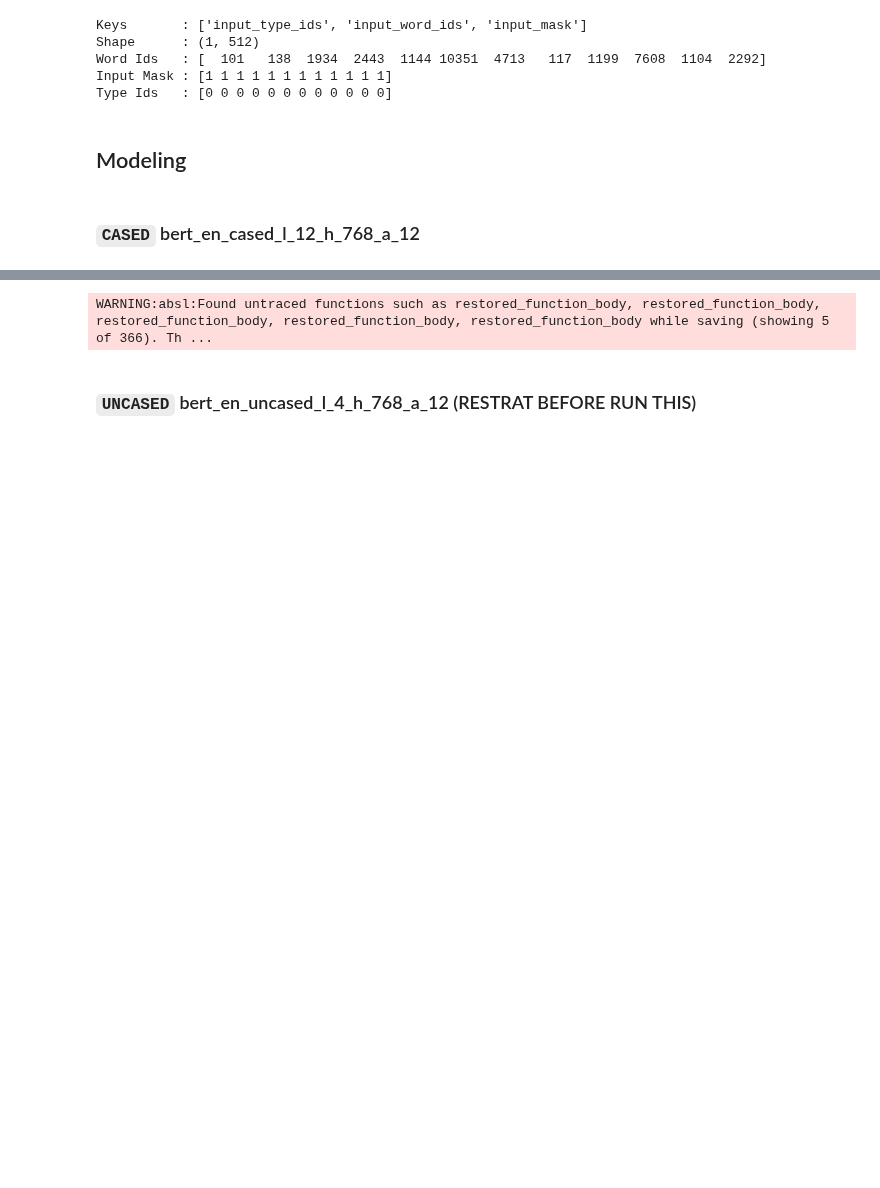
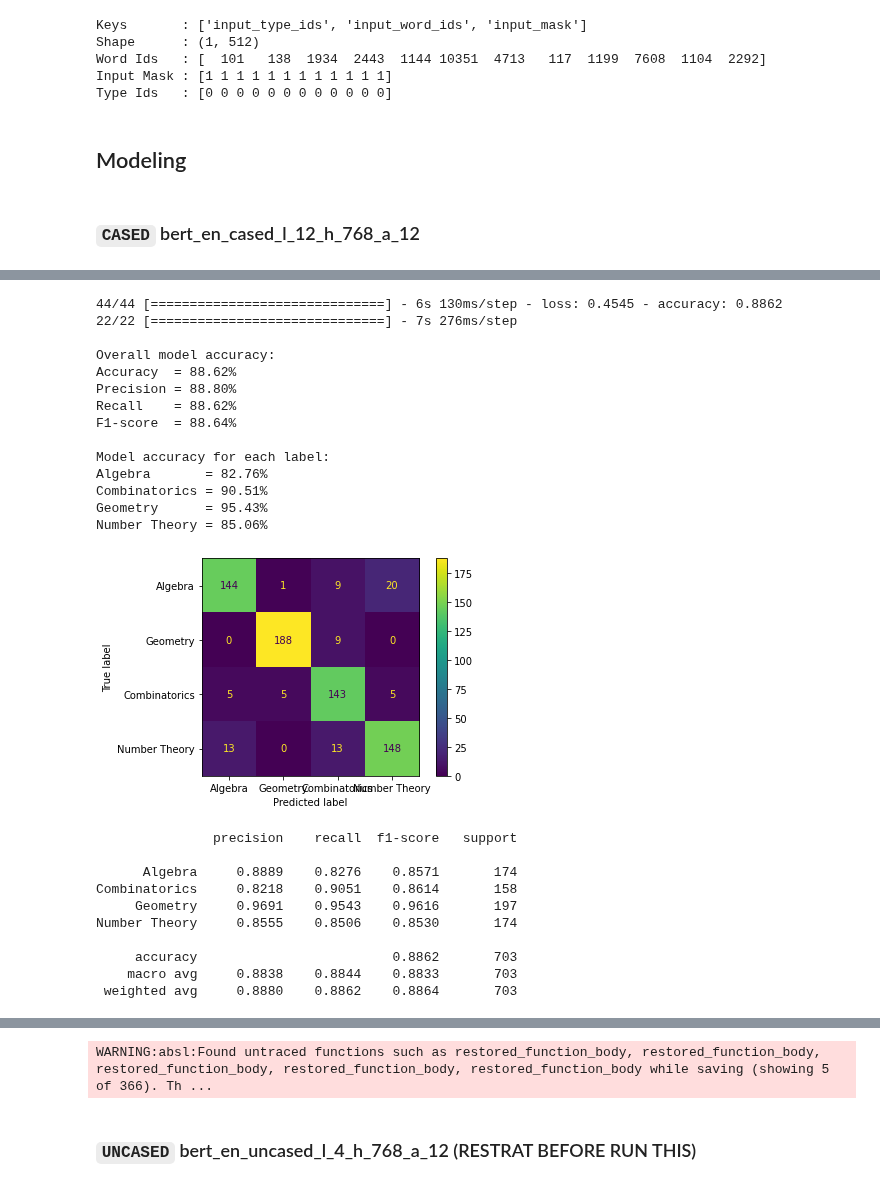
Before and after one commit to victorchendra02/Final-Academic-Project, a Jupyter notebook: models/01_BERT.ipynb, the cells around one changed output, grey strips where cells are left out. Cells and saved outputs as stored; diff of their text form; code cells hidden in the pictures; blank space fills up the shorter version.

```diff
--- a/models/01_BERT.ipynb
+++ b/models/01_BERT.ipynb
@@ -328 +328,29 @@ Accuracy : 0.8676691651344299
+# %%
+classifier_model_1.evaluate_test(test_ds)
+# %% [output]
+44/44 [==============================] - 6s 130ms/step - loss: 0.4545 - accuracy: 0.8862
+22/22 [==============================] - 7s 276ms/step
+
+Overall model accuracy:
+Accuracy  = 88.62%
+Precision = 88.80%
+Recall    = 88.62%
+F1-score  = 88.64%
+
+Model accuracy for each label:
+Algebra       = 82.76%
+Combinatorics = 90.51%
+Geometry      = 95.43%
+Number Theory = 85.06%
+[figure, added]
+               precision    recall  f1-score   support
+
+      Algebra     0.8889    0.8276    0.8571       174
+Combinatorics     0.8218    0.9051    0.8614       158
+     Geometry     0.9691    0.9543    0.9616       197
+Number Theory     0.8555    0.8506    0.8530       174
+
+     accuracy                         0.8862       703
+    macro avg     0.8838    0.8844    0.8833       703
+ weighted avg     0.8880    0.8862    0.8864       703
 # %%
```
Also changed, not shown: parts of 7 cells of this notebook.
